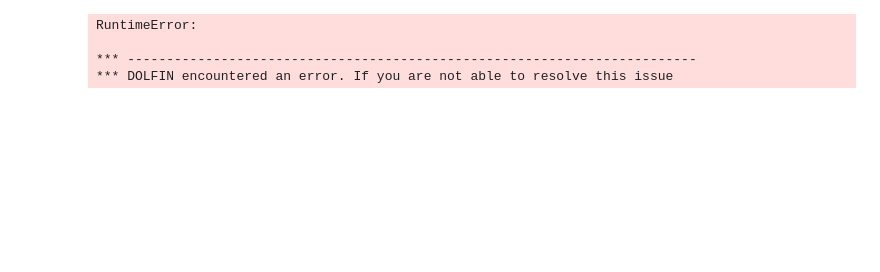
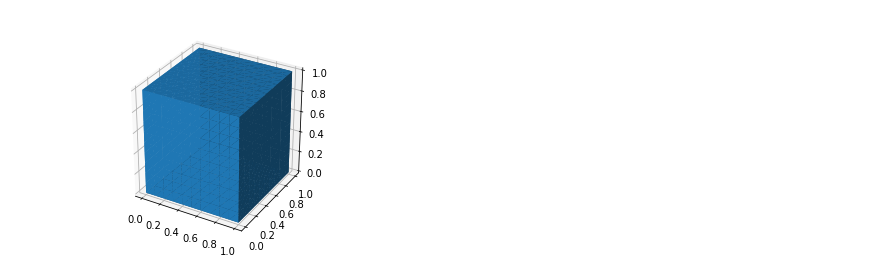
Before and after one commit to 3301239SU/projet, a Jupyter notebook: projetS2.ipynb, the cells around one changed output. Saved outputs shown, nothing was run; the diff lists cells and outputs as text; code cells hidden in the pictures; blank space fills up the shorter version.

```diff
--- a/projetS2.ipynb
+++ b/projetS2.ipynb
@@ -1,24 +1,25 @@
 # %%
 from __future__ import print_function
 from fenics import *
 import numpy as np
-import dolfin
+import dolfin as df
+import os
+import matplotlib.pyplot as plt
 
 # Create mesh and define function space
 
 l = 1.0
 p0 = (0.0, 0.0, 0.0)
 p1 = (l, l, 0.0)
 nx = 20.0
 ny = 20.0
 nz = 1.0
 
-BoxMesh(Point(0,0,0), Point(1,1,0), 20, 20, 1)
+mesh = BoxMesh(Point(0,0, 0), Point(1, 1, 1), 10, 10, 10, )
+
+plot(mesh)
 # %% [output]
-RuntimeError:
-
-*** -------------------------------------------------------------------------
-*** DOLFIN encountered an error. If you are not able to resolve this issue
+[figure, added]
 # %%
 T = 2.0            # final time
 num_steps = 10     # number of time steps
```
Also changed, not shown: parts of 2 cells of this notebook.
